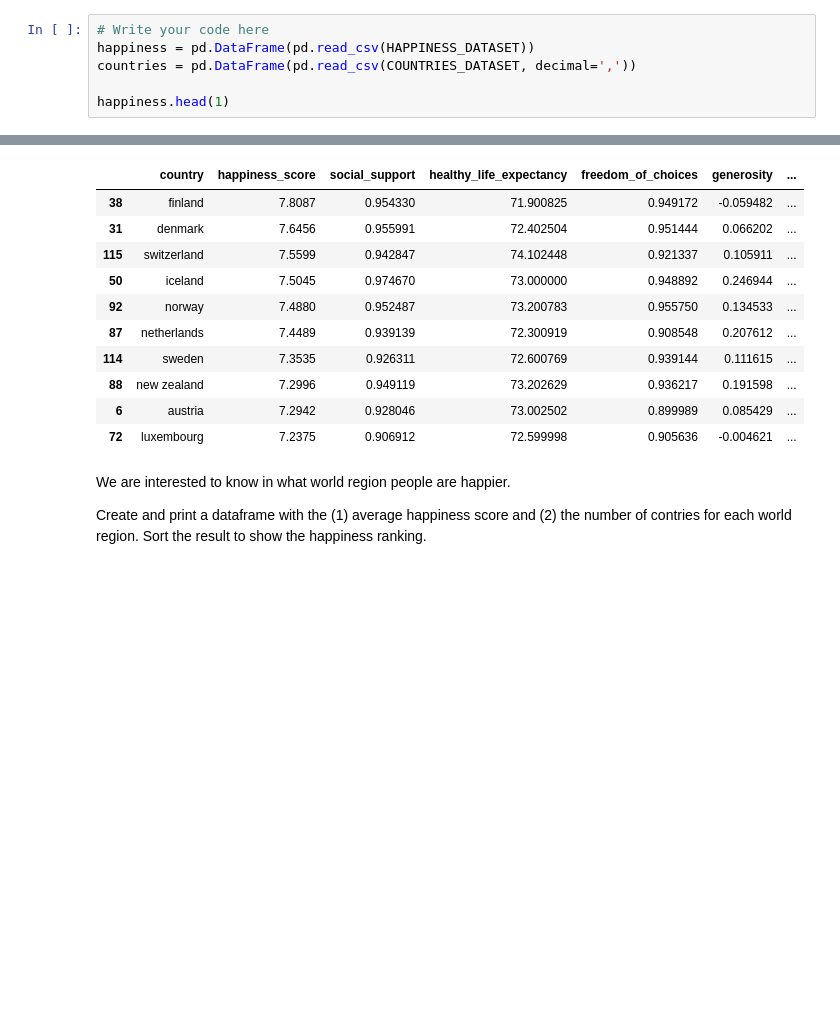
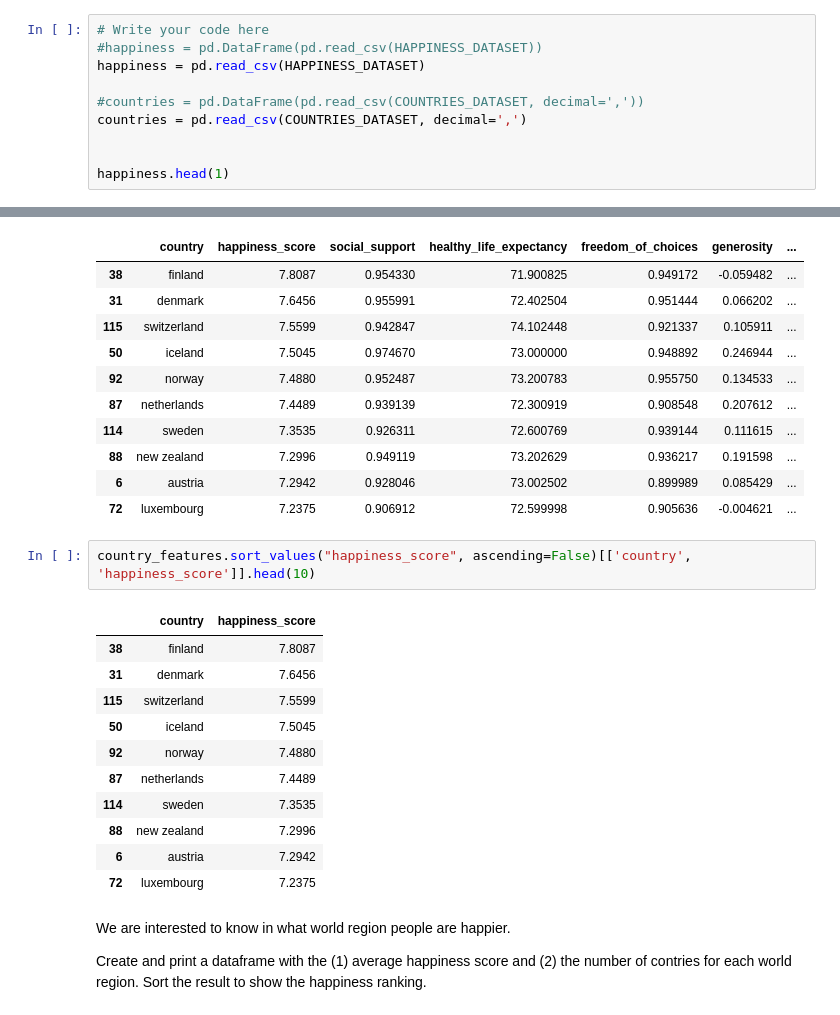
Before and after one commit to mt-tschudin/ADA2026, a Jupyter notebook: Exercises/01 - Handling data/Happiness.ipynb, the cells around one changed output, grey strips where cells are left out. Cells and saved outputs as stored; diff of their text form; blank space fills up the shorter version.

```diff
--- a/Exercises/01 - Handling data/Happiness.ipynb
+++ b/Exercises/01 - Handling data/Happiness.ipynb
@@ -53,8 +53,12 @@ Load the 2 datasets in Pandas dataframes (called *happiness* and *countries*), a
 **Hint**: Use the correct reader and verify the data has the expected format.
 # %%
 # Write your code here
-happiness = pd.DataFrame(pd.read_csv(HAPPINESS_DATASET))
-countries = pd.DataFrame(pd.read_csv(COUNTRIES_DATASET, decimal=','))
+#happiness = pd.DataFrame(pd.read_csv(HAPPINESS_DATASET))
+happiness = pd.read_csv(HAPPINESS_DATASET)
+
+#countries = pd.DataFrame(pd.read_csv(COUNTRIES_DATASET, decimal=','))
+countries = pd.read_csv(COUNTRIES_DATASET, decimal=',')
+
 
 happiness.head(1)
 # %% [output]
@@ -116,6 +135,20 @@ country_features.sort_values(by=['happiness_score'],ascending=False).head(10)
 | 88 | new zealand | 7.2996 | 0.949119 | 73.202629 | 0.936217 | 0.191598 | ... |
 | 6 | austria | 7.2942 | 0.928046 | 73.002502 | 0.899989 | 0.085429 | ... |
 | 72 | luxembourg | 7.2375 | 0.906912 | 72.599998 | 0.905636 | -0.004621 | ... |
+# %%
+country_features.sort_values("happiness_score", ascending=False)[['country', 'happiness_score']].head(10)
+# %% [output]
+|  | country | happiness_score |
+| 38 | finland | 7.8087 |
+| 31 | denmark | 7.6456 |
+| 115 | switzerland | 7.5599 |
+| 50 | iceland | 7.5045 |
+| 92 | norway | 7.4880 |
+| 87 | netherlands | 7.4489 |
+| 114 | sweden | 7.3535 |
+| 88 | new zealand | 7.2996 |
+| 6 | austria | 7.2942 |
+| 72 | luxembourg | 7.2375 |
 # %% [markdown]
 We are interested to know in what world region people are happier.
 
```
Also changed, not shown: parts of 6 cells of this notebook.
